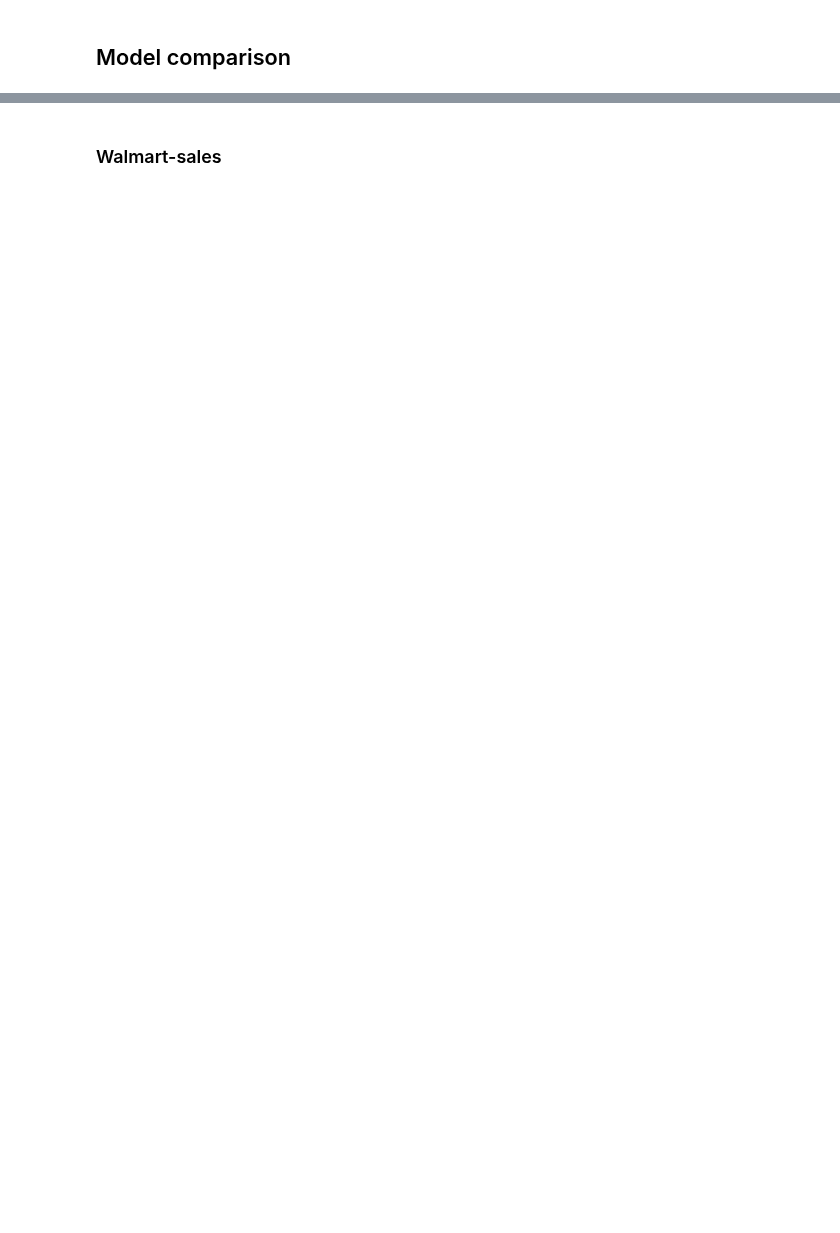
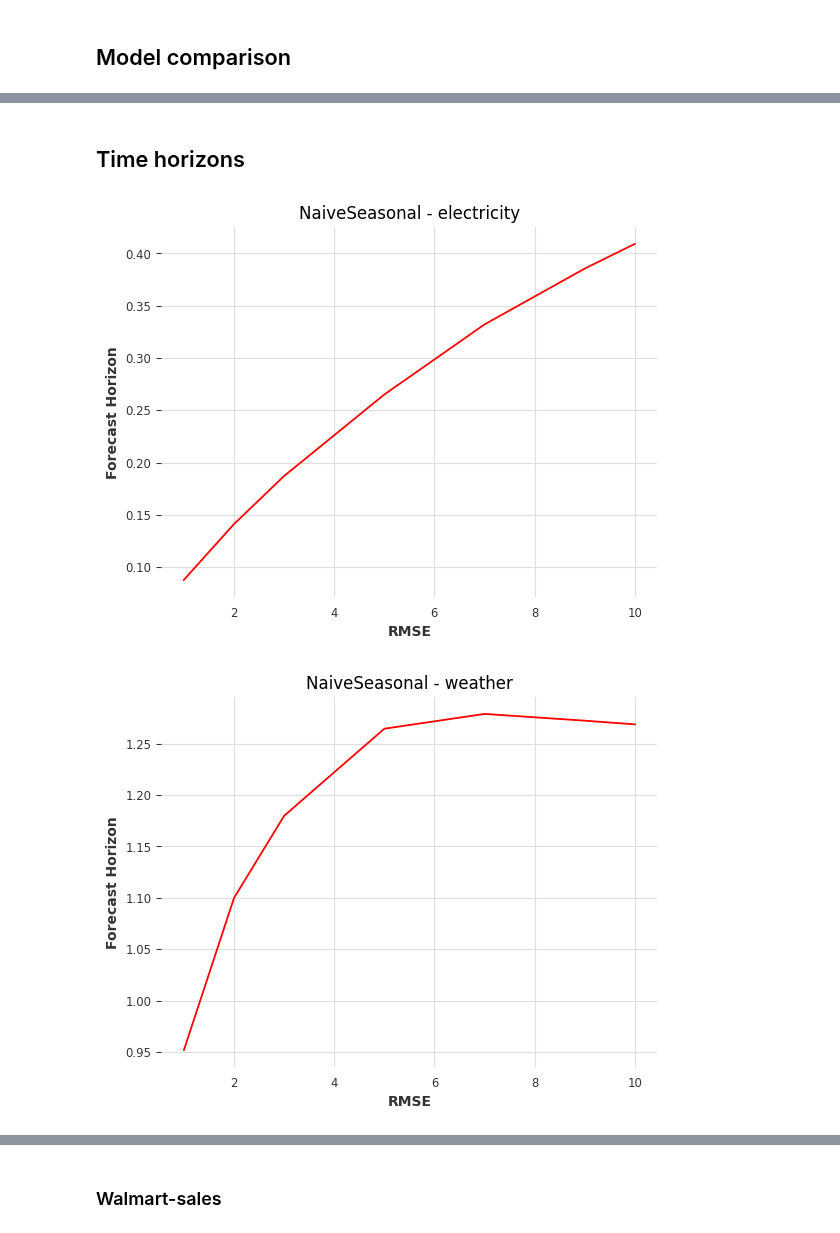
Before and after one commit to kosmydel/stock-timeseries-prediction, a Jupyter notebook: raport.ipynb, the cells around one changed output, grey strips where cells are left out. Saved outputs shown, nothing was run; the diff lists cells and outputs as text; code cells hidden in the pictures; blank space fills up the shorter version.

```diff
--- a/raport.ipynb
+++ b/raport.ipynb
@@ -53,0 +80,19 @@ TypeError: no numeric data to plot
+# %% [markdown]
+## Time horizons
+# %%
+datasets = df["dataset"].unique()
+models = df["model"].unique()
+horizons = df["forecast_horizon"].unique()
+
+for model in models:
+    for dataset in datasets:
+        df_subset = df[(df["dataset"] == dataset) & (df["model"] == model)].sort_values("forecast_horizon")
+        plt.plot(df_subset["forecast_horizon"], df_subset["rmse"], color="red")
+        plt.ylabel("Forecast Horizon")
+        plt.xlabel("RMSE")
+        plt.title(f"{model} - {dataset}")
+        plt.savefig(f"results/horizon-plots/{model}-{dataset}.png")
+        plt.show()
+# %% [output]
+[figure, added]
+[figure, added]
```
Also changed, not shown: parts of 5 cells of this notebook, 36 other files.
